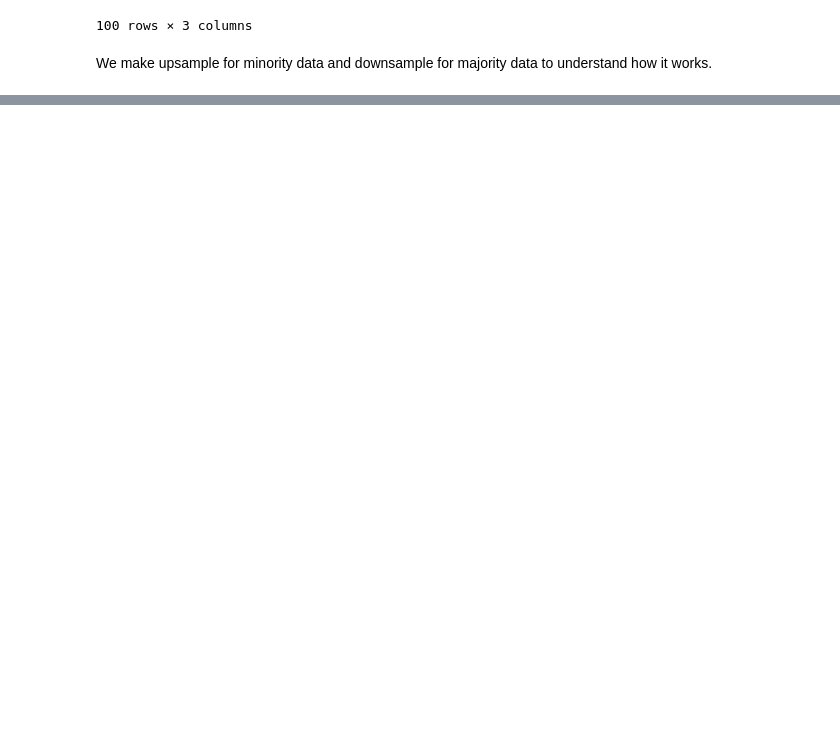
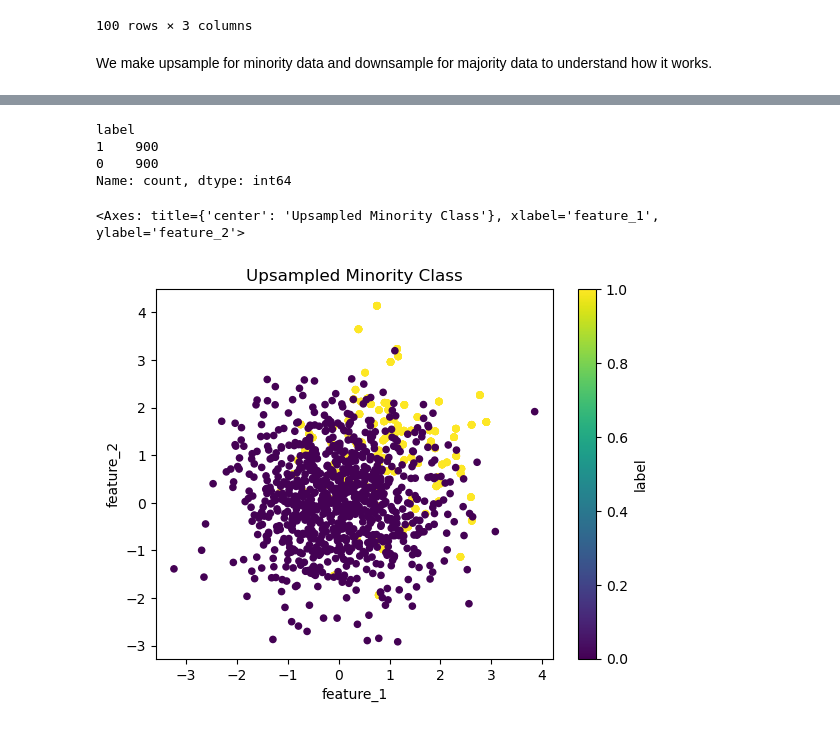
Before and after one commit to jahidsagar/Feature-Engineering, a Jupyter notebook: upsample_downsample.ipynb, the cells around one changed output, grey strips where cells are left out. Drawn from its saved outputs; the diff is of its cells as text; code cells hidden in the pictures; blank space fills up the shorter version.

```diff
--- a/upsample_downsample.ipynb
+++ b/upsample_downsample.ipynb
@@ -126,0 +153,19 @@ We make upsample for minority data and downsample for majority data to understan
+# %%
+df_balanced = pd.concat([df_upsample_minority, df_majority], ignore_index=True)
+df_balanced['label'].value_counts()
+# %% [output]
+label
+1    900
+0    900
+Name: count, dtype: int64
+# %%
+df_balanced.plot.scatter(
+    x='feature_1',
+    y='feature_2',
+    c='label',
+    colormap='viridis',
+    title='Upsampled Minority Class'
+)
+# %% [output]
+<Axes: title={'center': 'Upsampled Minority Class'}, xlabel='feature_1', ylabel='feature_2'>
+[figure, added]
```
Also changed, not shown: parts of 10 cells of this notebook.
